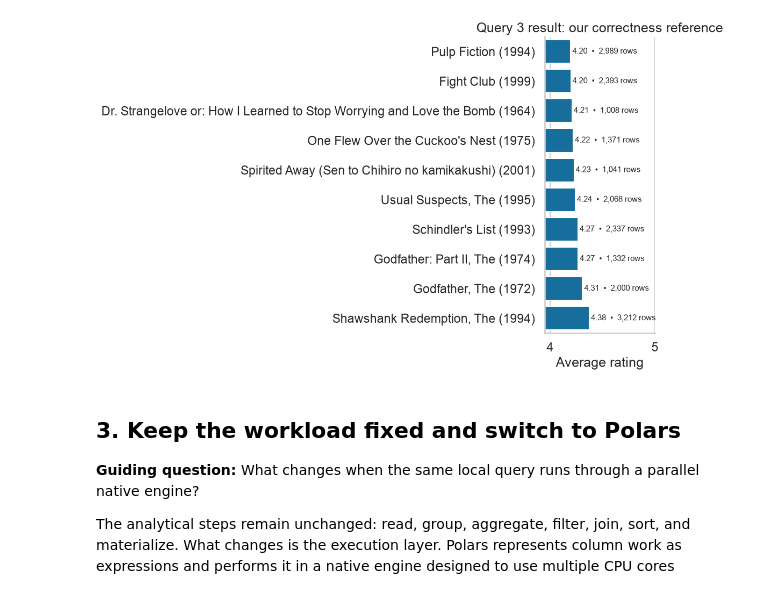
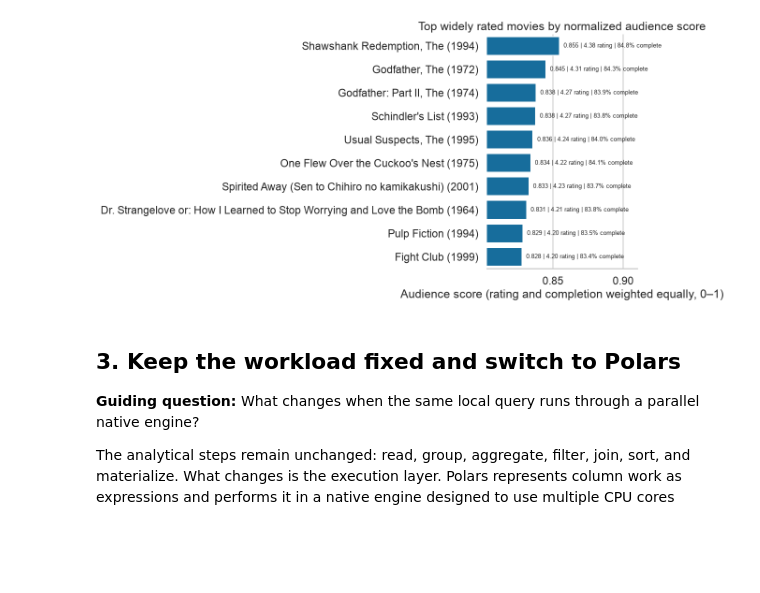
Before and after one commit to Kedar-V/data-processing-frameworks-demo, a Jupyter notebook: notebooks/movielens_dataframe_engines_simple.ipynb, the cells around one changed output. Saved outputs shown, nothing was run; the diff lists cells and outputs as text; code cells hidden in the pictures; blank space fills up the shorter version.

```diff
--- a/notebooks/movielens_dataframe_engines_simple.ipynb
+++ b/notebooks/movielens_dataframe_engines_simple.ipynb
@@ -50,7 +24,7 @@ import pandas as pd
 import polars as pl
 import seaborn as sns
 import matplotlib.pyplot as plt
-from IPython.display import display, Markdown
+from IPython.display import display
 
 # Keep unexpected warnings visible during class; suppress only known seaborn deprecations.
 warnings.filterwarnings("ignore", category=FutureWarning, module="seaborn")
@@ -63,6 +37,16 @@ FRAMEWORK_COLORS = dict(
 FAST_DEMO = True
 MIN_RATINGS = 1_000
 TOP_N = 10
+RATING_MIN, RATING_MAX = 0.5, 5.0
+COMPLETION_MIN, COMPLETION_MAX = 0.0, 100.0
+RATING_COLUMNS = [
+    "movieId",
+    "rating",
+    "completion_pct",
+    "watch_minutes",
+    "helpful_votes",
+    "rewatch_count",
+]
 
 ROOT = Path.cwd().parent if Path.cwd().name == "notebooks" else Path.cwd()
 RATINGS_PATH = (
@@ -87,6 +71,8 @@ java_status = (
     if os.environ.get("JAVA_HOME") or shutil.which("java")
     else "not found (Spark will be skipped)"
 )
-print(f"Data: {RATINGS_PATH.name} | threshold: {MIN_RATINGS:,}")
-print(f"Pandas {pd.__version__} | Polars {pl.__version__} | Java {java_status}")
+print(
+    f"Environment ready: {RATINGS_PATH.name} | "
+    f"widely rated ≥ {MIN_RATINGS:,} events | Java {java_status}"
+)
 # %% [output]
@@ -406,32 +310,33 @@ The table preserves the exact sorted values, while the chart makes small differe
 # %%
-top_movies = pandas_result.head(TOP_N).sort_values("average_rating")
-fig, ax = plt.subplots(figsize=(11, 7))
+top_movies = pandas_result.head(TOP_N).sort_values("audience_score", ascending=False)
+fig, ax = plt.subplots(figsize=(12, 6.5))
 sns.barplot(
     data=top_movies,
-    x="average_rating",
+    x="audience_score",
     y="title",
+    order=top_movies["title"],
     color=FRAMEWORK_COLORS["Pandas"],
     ax=ax,
 )
 ax.set(
-    title="Query 3 result: our correctness reference",
-    xlabel="Average rating",
+    title="Top widely rated movies by normalized audience score",
+    xlabel="Audience score (rating and completion weighted equally, 0–1)",
     ylabel="",
 )
-ax.set_xlim(max(0, top_movies.average_rating.min() - 0.25), 5)
+ax.set_xlim(max(0, top_movies.audience_score.min() - 0.025), 0.91)
 for bar, (_, row) in zip(ax.patches, top_movies.iterrows()):
     ax.text(
-        row.average_rating + 0.015,
+        row.audience_score + 0.003,
         bar.get_y() + bar.get_height() / 2,
-        f"{row.average_rating:.2f}  •  {row.rating_count:,.0f} rows",
+        f"{row.audience_score:.3f} | {row.average_rating:.2f} rating | {row.average_completion_pct:.1f}% complete",
         va="center",
-        fontsize=11,
+        fontsize=9,
     )
-sns.despine()
+sns.despine(left=True)
 plt.tight_layout()
 plt.show()
 # %% [output]
-[figure, old version]
+[figure, new version]
 # %% [markdown]
 ## 3. Keep the workload fixed and switch to Polars
 
```
Also changed, not shown: parts of 39 cells of this notebook, 12 other files.
